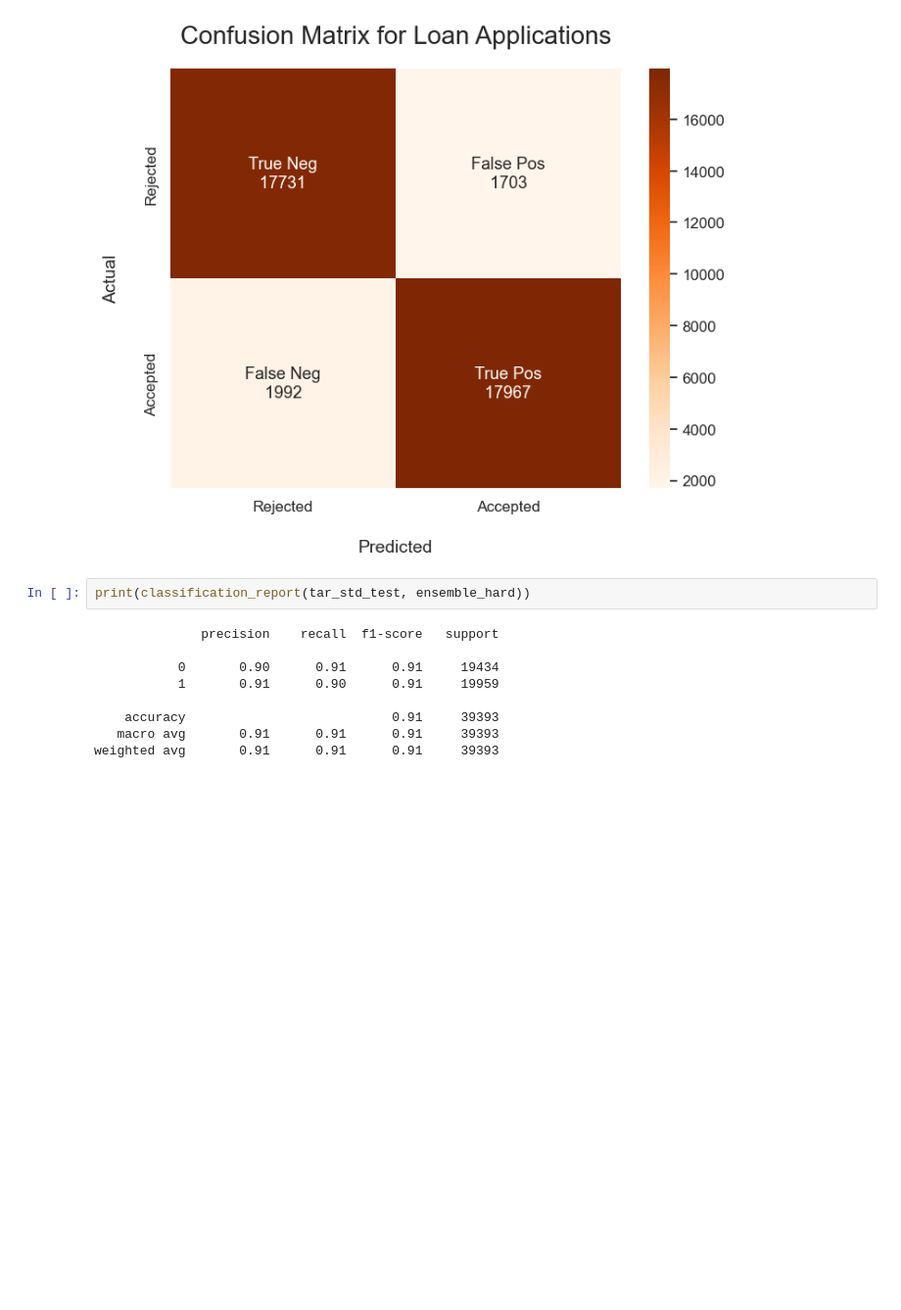
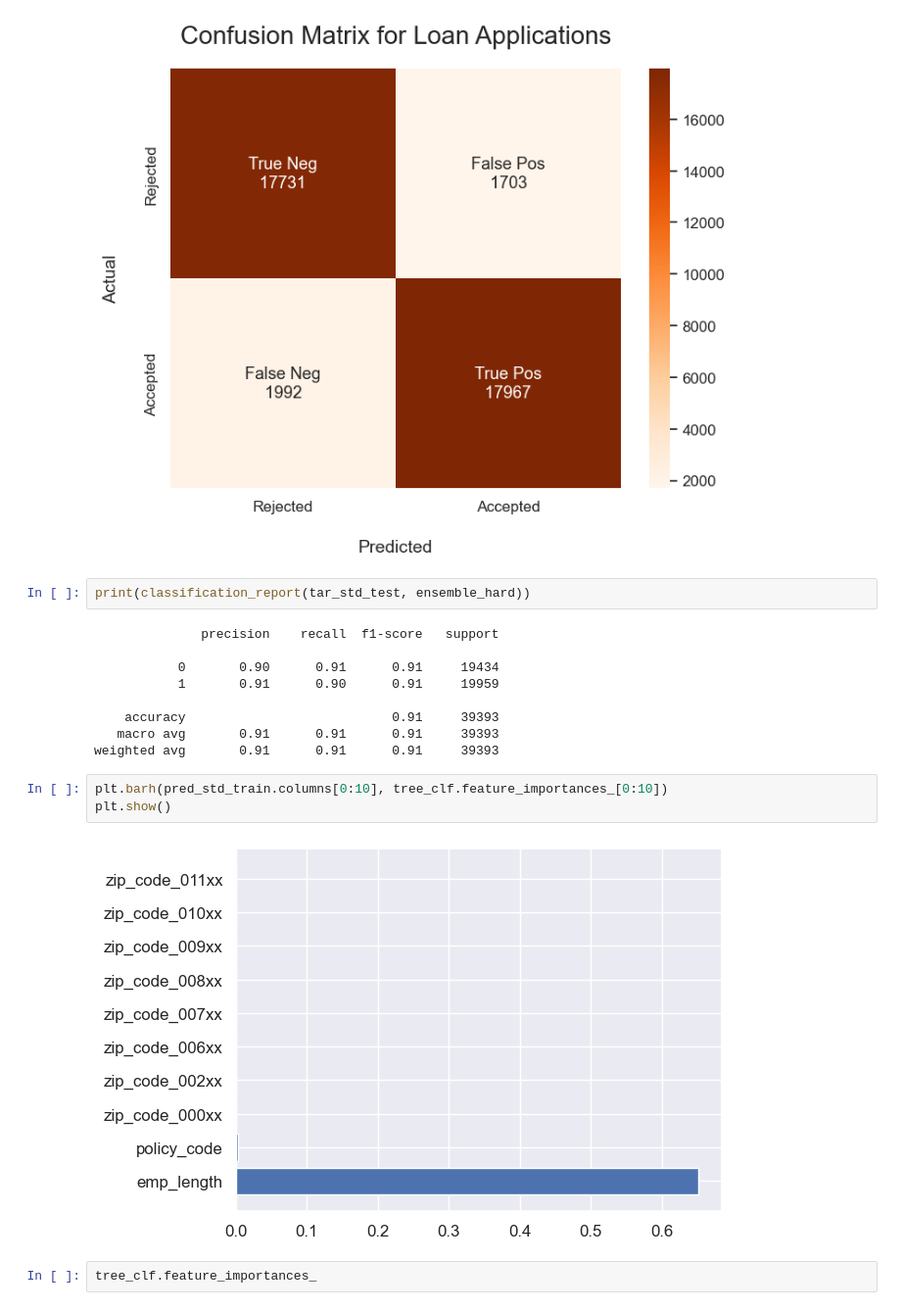
Before and after one commit to tortega-24/capstone-loan-applicants, a Jupyter notebook: Question_Seven.ipynb, the cells around one changed output. Shown at 98% size. Drawn from its saved outputs; the diff is of its cells as text; blank space fills up the shorter version.

```diff
--- a/Question_Seven.ipynb
+++ b/Question_Seven.ipynb
@@ -468,3 +468,10 @@ print(classification_report(tar_std_test, ensemble_hard))
     accuracy                           0.91     39393
    macro avg       0.91      0.91      0.91     39393
 weighted avg       0.91      0.91      0.91     39393
+# %%
+plt.barh(pred_std_train.columns[0:10], tree_clf.feature_importances_[0:10])
+plt.show()
+# %% [output]
+[figure, added]
+# %%
+tree_clf.feature_importances_
```
Also changed, not shown: parts of 9 cells of this notebook, 17 other files.
